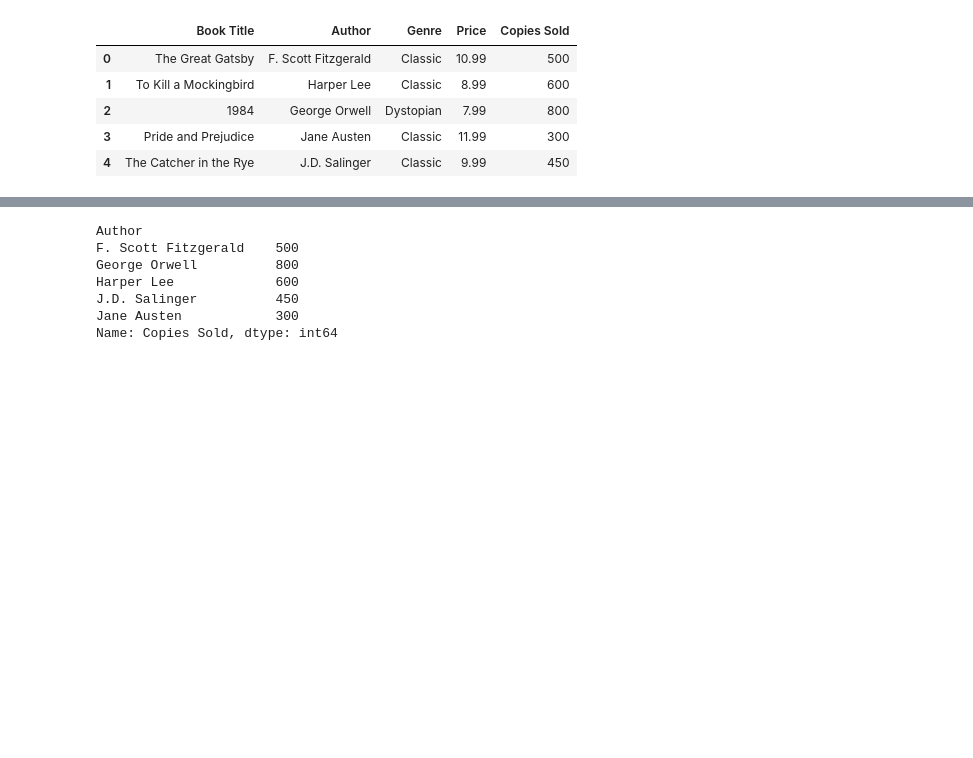
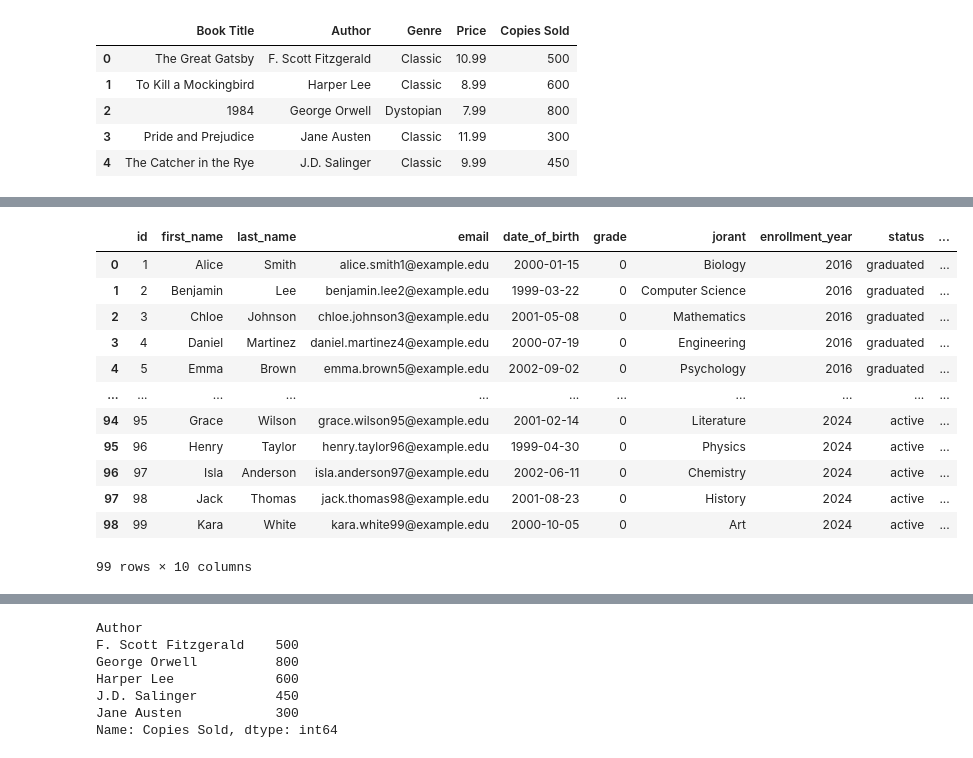
Before and after one commit to jeaninnocent/DI-BOOTCAMP, a Jupyter notebook: Week2/day2/test.ipynb, the cells around one changed output, grey strips where cells are left out. Cells and saved outputs as stored; diff of their text form; code cells hidden in the pictures; blank space fills up the shorter version.

```diff
--- a/Week2/day2/test.ipynb
+++ b/Week2/day2/test.ipynb
@@ -59,0 +62,3 @@ df[df['Price']<100]
+# %%
+df = pd.read_csv('C:\\Users\\LENOVO\\Desktop\\DI-BOOTCAMP\\students.csv')
+df
@@ -59,0 +160,3 @@ df[df['Price']<100]
+# %%
+df['test'] = 'test'
+df['test']
@@ -59,0 +192,16 @@ df[df['Price']<100]
+# %%
+df.rename(columns={'major':'jorant'})
+# %% [output]
+|  | id | first_name | last_name | email | date_of_birth | grade | jorant | enrollment_year | status | ... |
+| 0 | 1 | Alice | Smith | alice.smith1@example.edu | 2000-01-15 | 0 | Biology | 2016 | graduated | ... |
+| 1 | 2 | Benjamin | Lee | benjamin.lee2@example.edu | 1999-03-22 | 0 | Computer Science | 2016 | graduated | ... |
+| 2 | 3 | Chloe | Johnson | chloe.johnson3@example.edu | 2001-05-08 | 0 | Mathematics | 2016 | graduated | ... |
+| 3 | 4 | Daniel | Martinez | daniel.martinez4@example.edu | 2000-07-19 | 0 | Engineering | 2016 | graduated | ... |
+| 4 | 5 | Emma | Brown | emma.brown5@example.edu | 2002-09-02 | 0 | Psychology | 2016 | graduated | ... |
+| ... | ... | ... | ... | ... | ... | ... | ... | ... | ... | ... |
+| 94 | 95 | Grace | Wilson | grace.wilson95@example.edu | 2001-02-14 | 0 | Literature | 2024 | active | ... |
+| 95 | 96 | Henry | Taylor | henry.taylor96@example.edu | 1999-04-30 | 0 | Physics | 2024 | active | ... |
+| 96 | 97 | Isla | Anderson | isla.anderson97@example.edu | 2002-06-11 | 0 | Chemistry | 2024 | active | ... |
+| 97 | 98 | Jack | Thomas | jack.thomas98@example.edu | 2001-08-23 | 0 | History | 2024 | active | ... |
+| 98 | 99 | Kara | White | kara.white99@example.edu | 2000-10-05 | 0 | Art | 2024 | active | ... |
+99 rows × 10 columns
```
Also changed, not shown: parts of 14 cells of this notebook, 5 other files.
